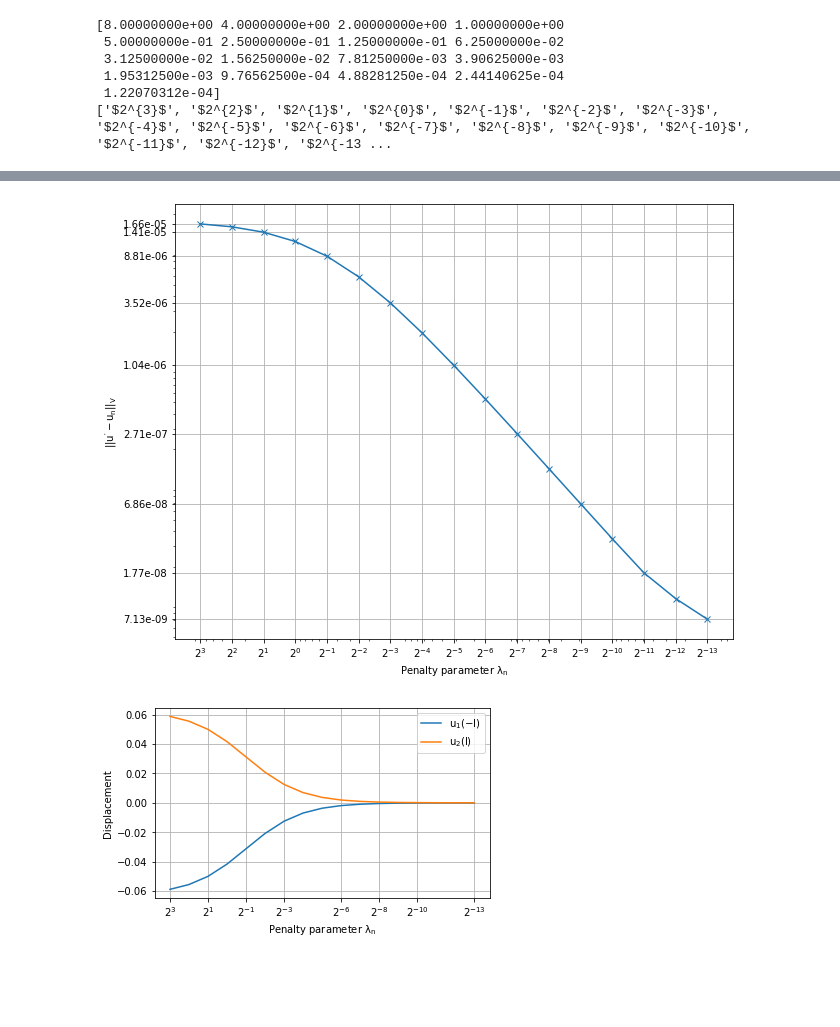
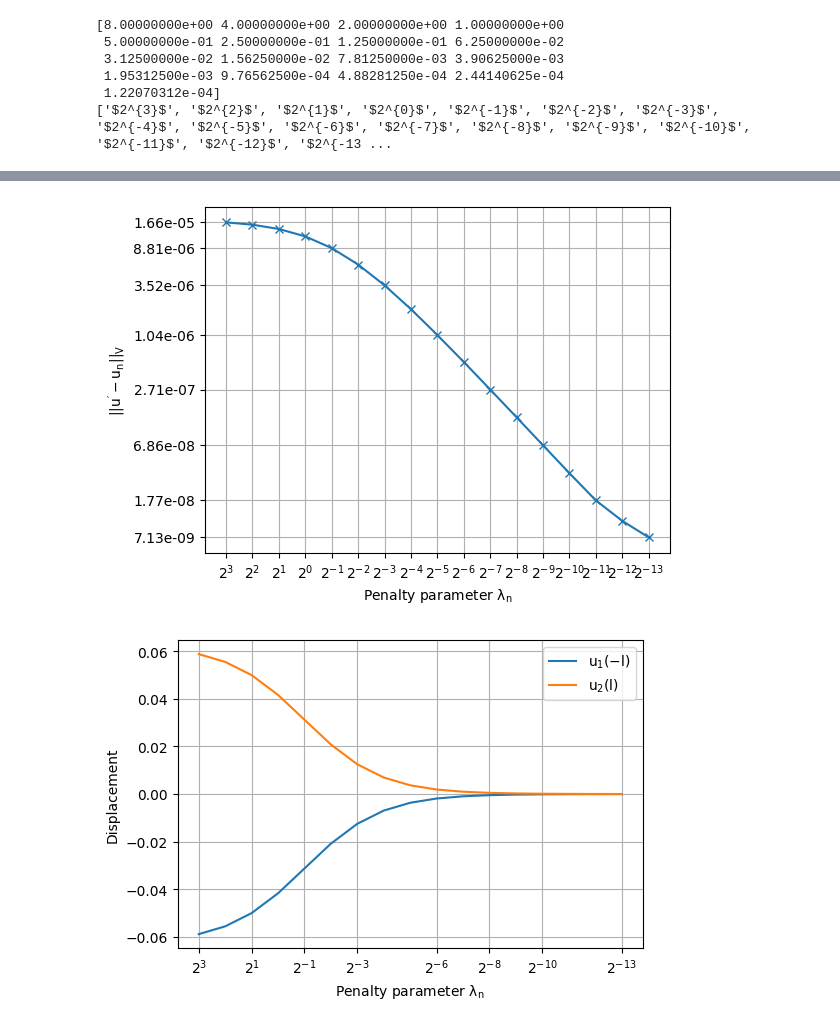
Before and after one commit to KOS-UJ/Spring-Rods-System-Approximation, a Jupyter notebook: experiments/convergence_result.ipynb, the cells around one changed output, grey strips where cells are left out. Cells and saved outputs as stored; diff of their text form; code cells hidden in the pictures; blank space fills up the shorter version.

```diff
--- a/experiments/convergence_result.ipynb
+++ b/experiments/convergence_result.ipynb
@@ -15,6 +15,7 @@ plt.rcParams.update({
     'axes.grid': True,
     'figure.facecolor': 'white',
     'mathtext.default': 'regular',
+    'figure.figsize': (6, 4)
 })
 # %%
 model_setup = {
@@ -127,25 +125,22 @@ plt.grid()
 # %%
 fig = plt.gcf()
-fig.set_size_inches(10, 8)
+fig.set_size_inches((6, 4.5))
 
 plt.plot(penal_params, error_norm, marker='x')
 plt.xlabel('Penalty parameter $\lambda_n$')
 plt.ylabel('$||u\' - u_n||_V$')
 plt.xscale('log')
 plt.yscale('log')
 
-# inverse_penal_params_labels = [f'${{{q}}}^{{-1}}$' for q in inverse_penal_params]
+plt.minorticks_off()
 plt.xticks(penal_params, penal_params_labels)
 plt.gca().invert_xaxis()
-
-plt.yticks(error_norm[::2], [f'{err:.2e}' for err in error_norm[::2]])
-plt.savefig(f'plots/convergence_results/convergence_error_norm_{experiment_idx}.png')
+yticks = np.delete(error_norm[::2], 1)
+plt.yticks(yticks, [f'{err:.2e}' for err in yticks])
+plt.savefig(f'plots/convergence_results/convergence_error_norm_{experiment_idx}.png', bbox_inches='tight')
 # %% [output]
-[figure, old version]
+[figure, new version]
 # %%
-fig = plt.gcf()
-fig.set_size_inches((6, 3.5))
-
 plt.plot([s[0] for s in spring_ends], label='$u_1(-l)$')
 plt.plot([s[1] for s in spring_ends], label='$u_2(l)$')
 
@@ -155,9 +150,9 @@ plt.xticks(x_ticks, np.array(penal_params_labels)[x_ticks])
 plt.xlabel('Penalty parameter $\lambda_n$')
 plt.ylabel('Displacement')
 plt.legend()
-plt.savefig(f'plots/convergence_results/convergence_spring_ends_{experiment_idx}.png')
+plt.savefig(f'plots/convergence_results/convergence_spring_ends_{experiment_idx}.png', bbox_inches='tight')
 # %% [output]
-[figure, old version]
+[figure, new version]
 # %%
 up_limit = 0.4
 down_limit = -0.4
```
Also changed, not shown: parts of 3 cells of this notebook, 2 other files.
